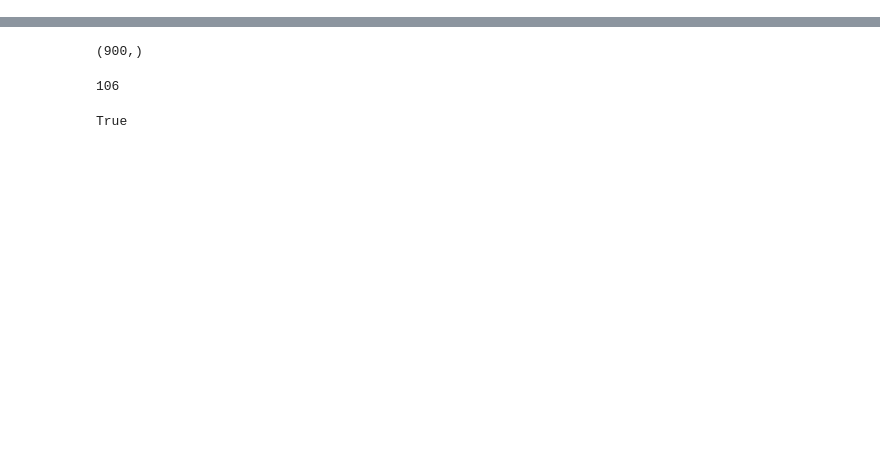
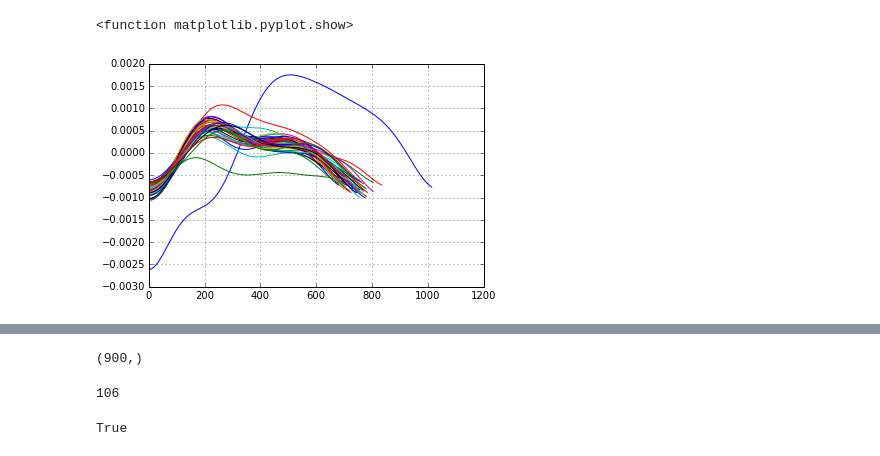
Before and after one commit to brown-ccv/pulsedetector, a Jupyter notebook: pulse_align.ipynb, the cells around one changed output, grey strips where cells are left out. Drawn from its saved outputs; the diff is of its cells as text; code cells hidden in the pictures; blank space fills up the shorter version.

```diff
--- a/pulse_align.ipynb
+++ b/pulse_align.ipynb
@@ -77,0 +113,36 @@ array([ 1.,  1.,  1.])
+# %%
+#separate pulses
+pulse_len = 250
+pulses = np.zeros((len(ind),pulse_len))
+time_normalized = np.zeros((len(ind),pulse_len))
+pulse_idx = 0
+for i in range(1, len(ind), 1):
+    l =  len(data_smooth[ind[i-1]:ind[i]])
+    #normalize length
+    #print time_smooth[ind[i-1]],time_smooth[ind[i]]-fps
+    time_normalized[pulse_idx, :] = np.linspace(time_smooth[ind[i-1]], time_smooth[ind[i]]-fps, 250)
+    #print time_normalized[pulse_idx, :]
+    #print time_smooth[ind[i]]
+    f_interp = interpolate.interp1d(time_smooth[ind[i-1]:ind[i]], data_smooth[ind[i-1]:ind[i]], kind='cubic')
+    pulses[pulse_idx, : ] =f_interp(time_normalized[pulse_idx, :])
+    # reset time to zero
+    time_normalized[pulse_idx, :] = time_normalized[pulse_idx, :] -  time_smooth[ind[i-1]]*np.ones((1,pulse_len))
+    #print  time_normalized[pulse_idx, :]
+    pulse_idx = pulse_idx + 1
+
+
+
+#plot each pulse
+pulse_fig = plt.figure()
+pulse_ax = pulse_fig.add_subplot(1,1,1)
+#data axis properties
+plt.locator_params(axis = 'y', nbins = 10)
+pulse_ax.grid(True)
+
+for i in range(0,len(ind)):
+    pulse_ax.plot(time_normalized[i,:], pulses[i,:])
+
+plt.show
+# %% [output]
+<function matplotlib.pyplot.show>
+[figure, added]
```
Also changed, not shown: parts of 13 cells of this notebook, 12 other files.
